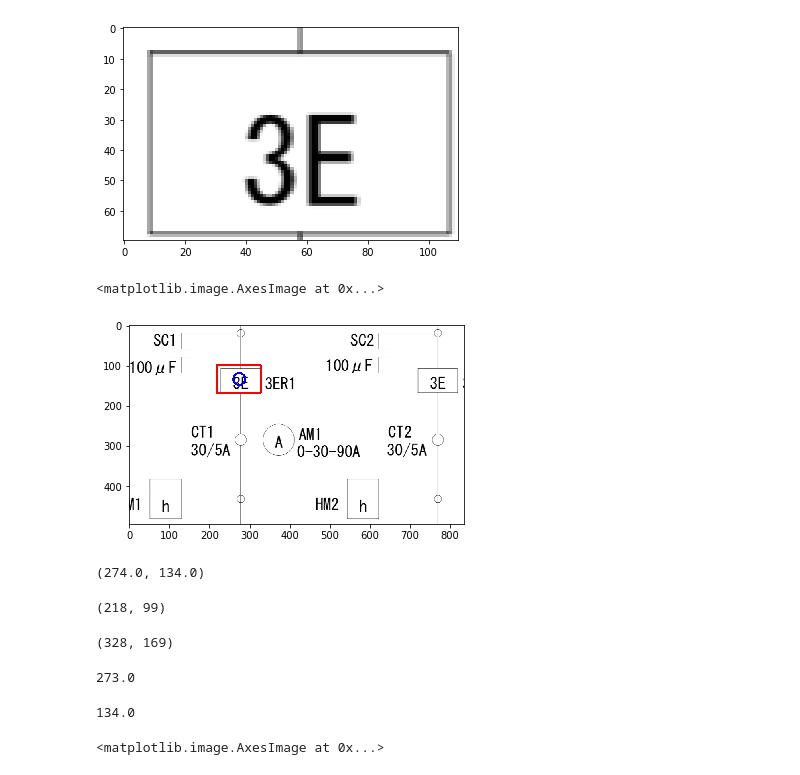
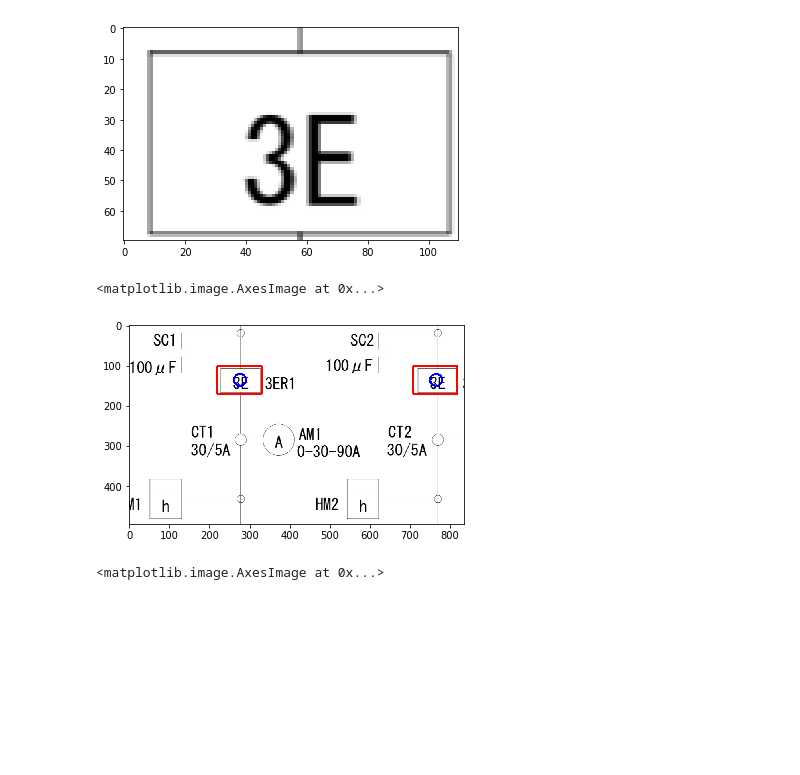
Before and after one commit to kamata1729/robustTemplateMatching, a Jupyter notebook: robustTM.ipynb, the cells around one changed output. Drawn from its saved outputs; the diff is of its cells as text; code cells hidden in the pictures; blank space fills up the shorter version.

```diff
--- a/robustTM.ipynb
+++ b/robustTM.ipynb
@@ -165,2 +173,2 @@ class FeatureExtractor():
 # %%
-FE = FeatureExtractor(models.vgg13(pretrained=True).features, use_cuda=True)
+vgg_feature = models.vgg13(pretrained=True).features
@@ -169,30 +175,16 @@ FE = FeatureExtractor(models.vgg13(pretrained=True).features, use_cuda=True)
+# %%
+FE = FeatureExtractor(vgg_feature, use_cuda=True, padding=True)
+# %%
+boxes, centers = FE(template, image, threshold=0.8)
 # %%
-d_img = cv2.rectangle(raw_image.astype(np.uint8), (x1, y1), (x2, y2), (255,0,0), 3)
-d_img = cv2.circle(d_img, (int(x_center), int(y_center)), 15, (0,0,255), 3)
+d_img = raw_image.astype(np.uint8).copy()
+for i in range(len(boxes)):
+    d_img = cv2.rectangle(d_img, boxes[i][0], boxes[i][1], (255,0,0), 3)
+    d_img = cv2.circle(d_img, centers[i], 15, (0,0,255), 3)
 plt.imshow(d_img)
 # %% [output]
 <matplotlib.image.AxesImage at 0x...>
-[figure, old version]
+[figure, new version]
-# %%
-x_center, y_center
-# %% [output]
-(274.0, 134.0)
-# %%
-x1, y1
-# %% [output]
-(218, 99)
-# %%
-x2, y2
-# %% [output]
-(328, 169)
-# %%
-(x1 + x2)/2
-# %% [output]
-273.0
-# %%
-(y1 + y2)/2
-# %% [output]
-134.0
 # %%
 NCC = FE.NCC / np.max(FE.NCC)
 plt.imshow(NCC)
```
Also changed, not shown: parts of 5 cells of this notebook.
